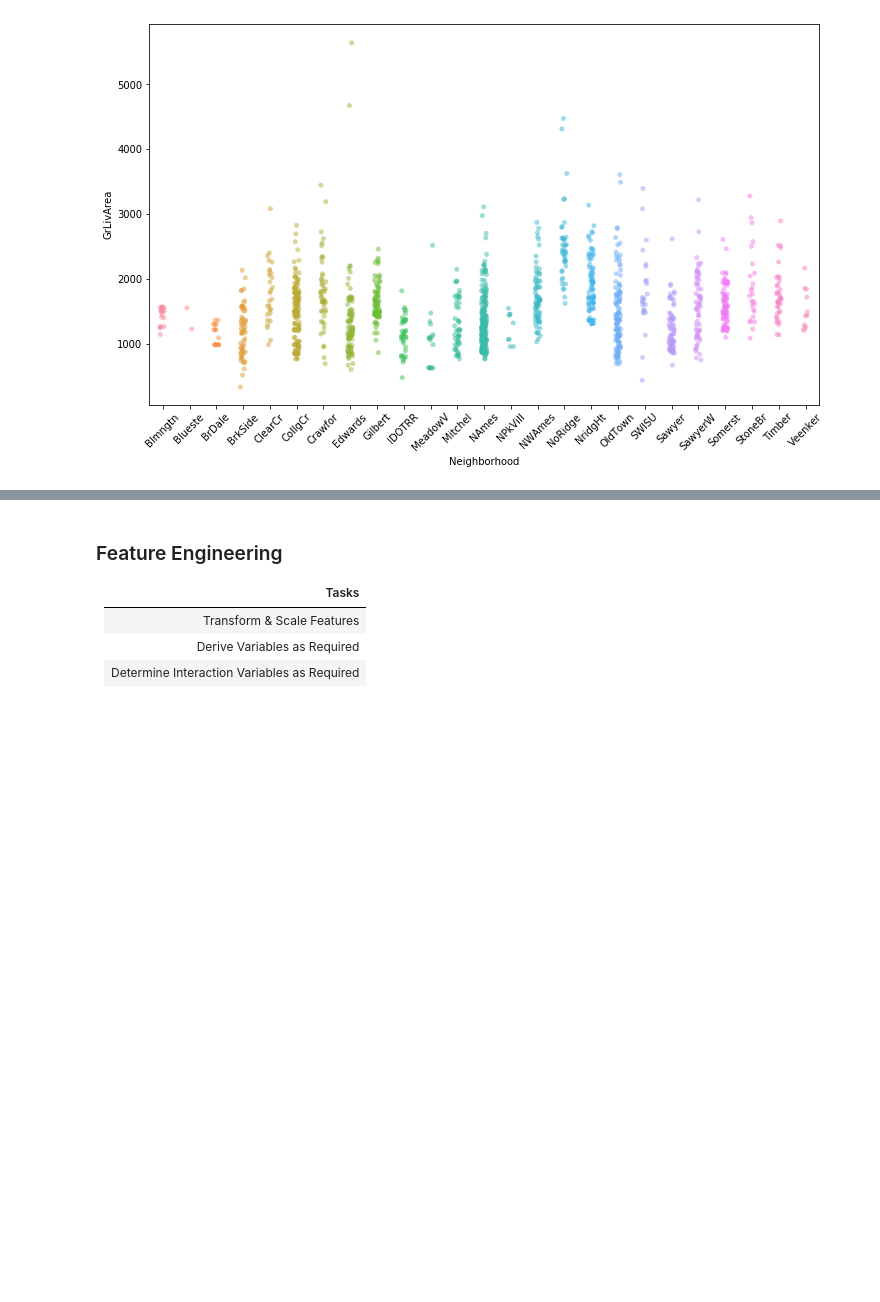
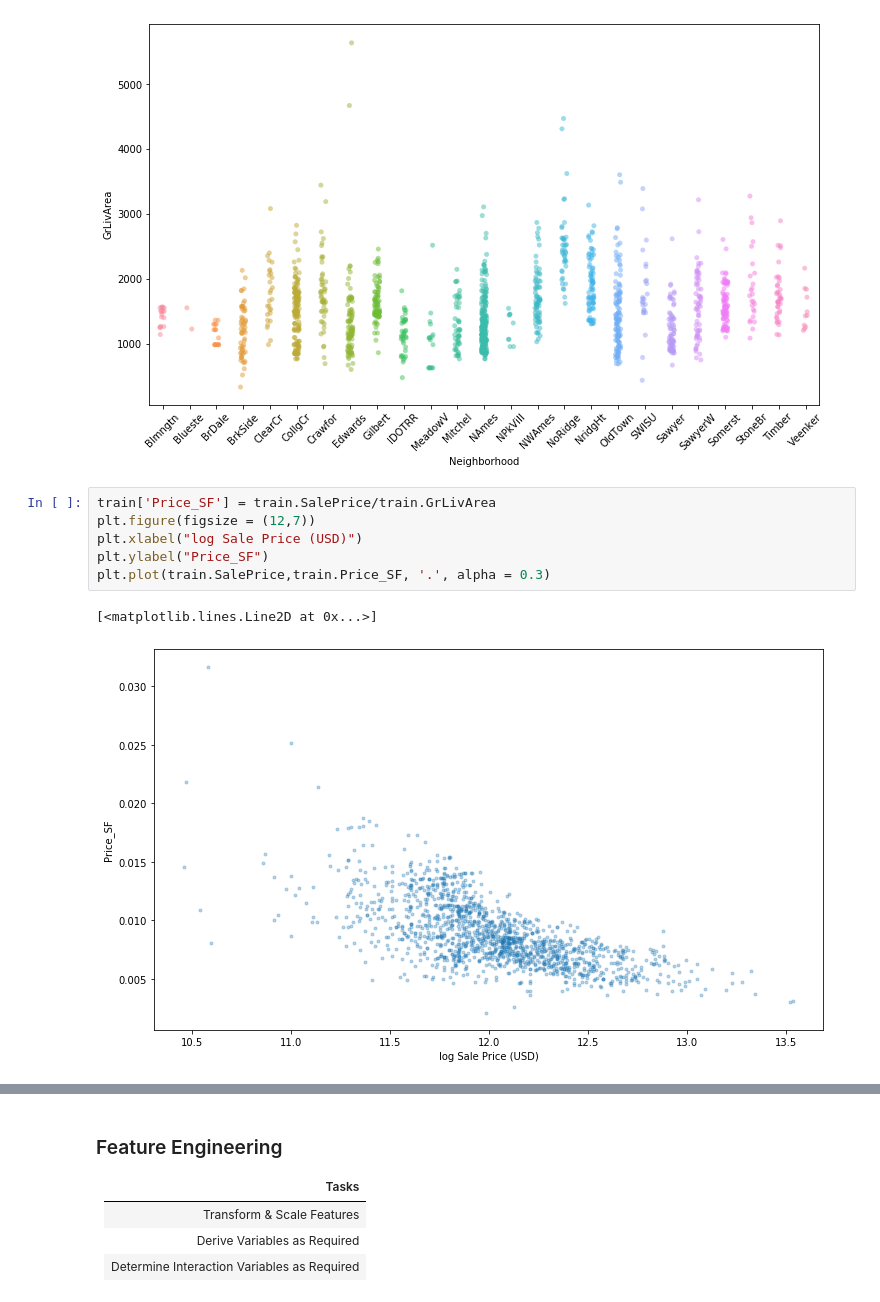
Before and after one commit to ericlundy87/House-Prices-Advanced-Regression-Techniques, a Jupyter notebook: p4_cheney.ipynb, the cells around one changed output, grey strips where cells are left out. Drawn from its saved outputs; the diff is of its cells as text; blank space fills up the shorter version.

```diff
--- a/p4_cheney.ipynb
+++ b/p4_cheney.ipynb
@@ -295,3 +295,12 @@ plt.xticks(rotation = 45)
         17, 18, 19, 20, 21, 22, 23, 24]),
  <a list of 25 Text xticklabel objects>)
 [figure]
+# %%
+train['Price_SF'] = train.SalePrice/train.GrLivArea
+plt.figure(figsize = (12,7))
+plt.xlabel("log Sale Price (USD)")
+plt.ylabel("Price_SF")
+plt.plot(train.SalePrice,train.Price_SF, '.', alpha = 0.3)
+# %% [output]
+[<matplotlib.lines.Line2D at 0x...>]
+[figure, added]
```
Also changed, not shown: parts of 3 cells of this notebook.
